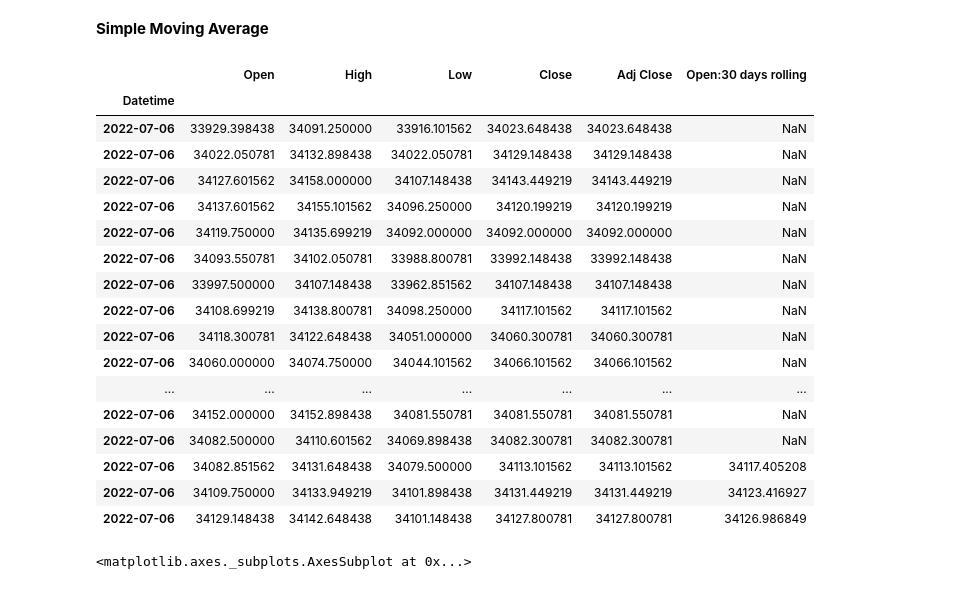
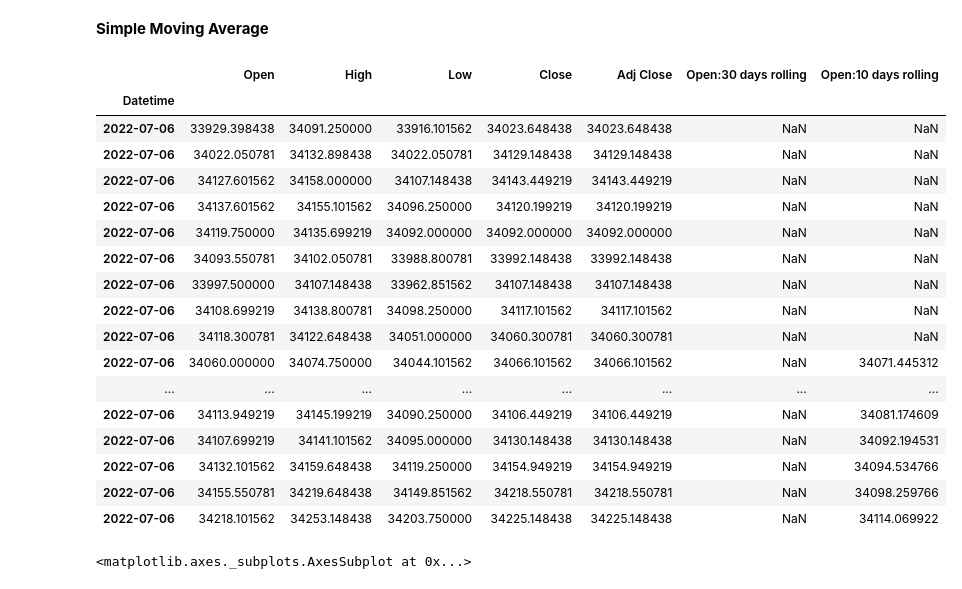
Before and after one commit to sarkar2527/DSAP, a Jupyter notebook: Stock_3_sandy.ipynb, the cells around one changed output. Saved outputs shown, nothing was run; the diff lists cells and outputs as text; code cells hidden in the pictures.

```diff
--- a/Stock_3_sandy.ipynb
+++ b/Stock_3_sandy.ipynb
@@ -255,26 +255,26 @@ Reference: https://towardsdatascience.com/resample-function-of-pandas-79b17ec82a
 # %% [markdown]
 **Simple Moving Average**
 # %%
-df['Open:30 days rolling']=df['Open'].rolling(30).mean()
+df['Open:10 days rolling']=df['Open'].rolling(10).mean()
 # %%
-df.head(32)
+df.head(20)
 # %% [output]
-|  | Open | High | Low | Close | Adj Close | Open:30 days rolling |
-| Datetime |  |  |  |  |  |  |
-| 2022-07-06 | 33929.398438 | 34091.250000 | 33916.101562 | 34023.648438 | 34023.648438 | NaN |
-| 2022-07-06 | 34022.050781 | 34132.898438 | 34022.050781 | 34129.148438 | 34129.148438 | NaN |
-| 2022-07-06 | 34127.601562 | 34158.000000 | 34107.148438 | 34143.449219 | 34143.449219 | NaN |
-| 2022-07-06 | 34137.601562 | 34155.101562 | 34096.250000 | 34120.199219 | 34120.199219 | NaN |
-| 2022-07-06 | 34119.750000 | 34135.699219 | 34092.000000 | 34092.000000 | 34092.000000 | NaN |
-| 2022-07-06 | 34093.550781 | 34102.050781 | 33988.800781 | 33992.148438 | 33992.148438 | NaN |
-| 2022-07-06 | 33997.500000 | 34107.148438 | 33962.851562 | 34107.148438 | 34107.148438 | NaN |
-| 2022-07-06 | 34108.699219 | 34138.800781 | 34098.250000 | 34117.101562 | 34117.101562 | NaN |
-| 2022-07-06 | 34118.300781 | 34122.648438 | 34051.000000 | 34060.300781 | 34060.300781 | NaN |
-| 2022-07-06 | 34060.000000 | 34074.750000 | 34044.101562 | 34066.101562 | 34066.101562 | NaN |
-| ... | ... | ... | ... | ... | ... | ... |
-| 2022-07-06 | 34152.000000 | 34152.898438 | 34081.550781 | 34081.550781 | 34081.550781 | NaN |
-| 2022-07-06 | 34082.500000 | 34110.601562 | 34069.898438 | 34082.300781 | 34082.300781 | NaN |
-| 2022-07-06 | 34082.851562 | 34131.648438 | 34079.500000 | 34113.101562 | 34113.101562 | 34117.405208 |
-| 2022-07-06 | 34109.750000 | 34133.949219 | 34101.898438 | 34131.449219 | 34131.449219 | 34123.416927 |
-| 2022-07-06 | 34129.148438 | 34142.648438 | 34101.148438 | 34127.800781 | 34127.800781 | 34126.986849 |
+|  | Open | High | Low | Close | Adj Close | Open:30 days rolling | Open:10 days rolling |
+| Datetime |  |  |  |  |  |  |  |
+| 2022-07-06 | 33929.398438 | 34091.250000 | 33916.101562 | 34023.648438 | 34023.648438 | NaN | NaN |
+| 2022-07-06 | 34022.050781 | 34132.898438 | 34022.050781 | 34129.148438 | 34129.148438 | NaN | NaN |
+| 2022-07-06 | 34127.601562 | 34158.000000 | 34107.148438 | 34143.449219 | 34143.449219 | NaN | NaN |
+| 2022-07-06 | 34137.601562 | 34155.101562 | 34096.250000 | 34120.199219 | 34120.199219 | NaN | NaN |
+| 2022-07-06 | 34119.750000 | 34135.699219 | 34092.000000 | 34092.000000 | 34092.000000 | NaN | NaN |
+| 2022-07-06 | 34093.550781 | 34102.050781 | 33988.800781 | 33992.148438 | 33992.148438 | NaN | NaN |
+| 2022-07-06 | 33997.500000 | 34107.148438 | 33962.851562 | 34107.148438 | 34107.148438 | NaN | NaN |
+| 2022-07-06 | 34108.699219 | 34138.800781 | 34098.250000 | 34117.101562 | 34117.101562 | NaN | NaN |
+| 2022-07-06 | 34118.300781 | 34122.648438 | 34051.000000 | 34060.300781 | 34060.300781 | NaN | NaN |
+| 2022-07-06 | 34060.000000 | 34074.750000 | 34044.101562 | 34066.101562 | 34066.101562 | NaN | 34071.445312 |
+| ... | ... | ... | ... | ... | ... | ... | ... |
+| 2022-07-06 | 34113.949219 | 34145.199219 | 34090.250000 | 34106.449219 | 34106.449219 | NaN | 34081.174609 |
+| 2022-07-06 | 34107.699219 | 34141.101562 | 34095.000000 | 34130.148438 | 34130.148438 | NaN | 34092.194531 |
+| 2022-07-06 | 34132.101562 | 34159.648438 | 34119.250000 | 34154.949219 | 34154.949219 | NaN | 34094.534766 |
+| 2022-07-06 | 34155.550781 | 34219.648438 | 34149.851562 | 34218.550781 | 34218.550781 | NaN | 34098.259766 |
+| 2022-07-06 | 34218.101562 | 34253.148438 | 34203.750000 | 34225.148438 | 34225.148438 | NaN | 34114.069922 |
 # %%
```
Also changed, not shown: parts of 5 cells of this notebook.
